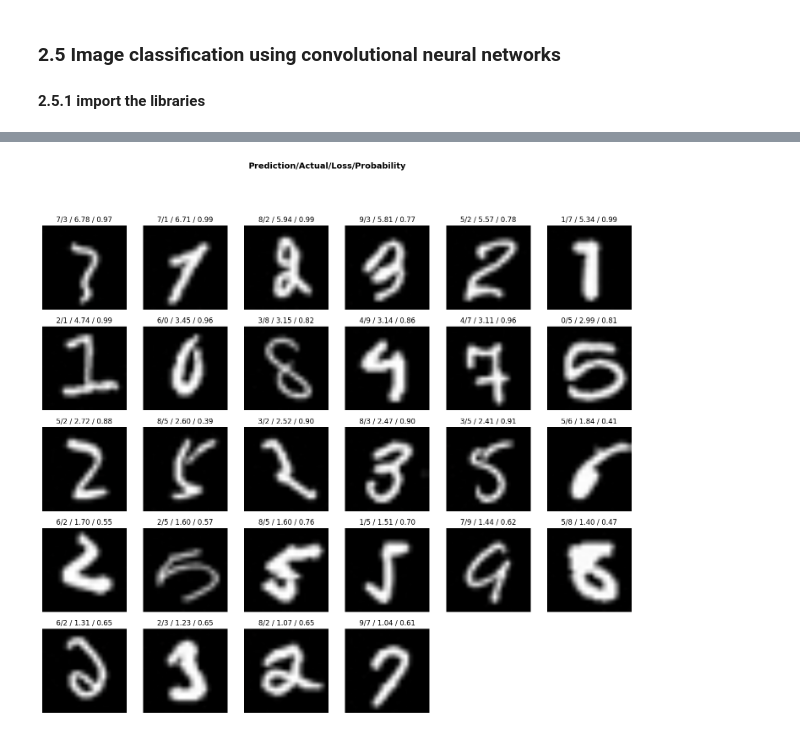
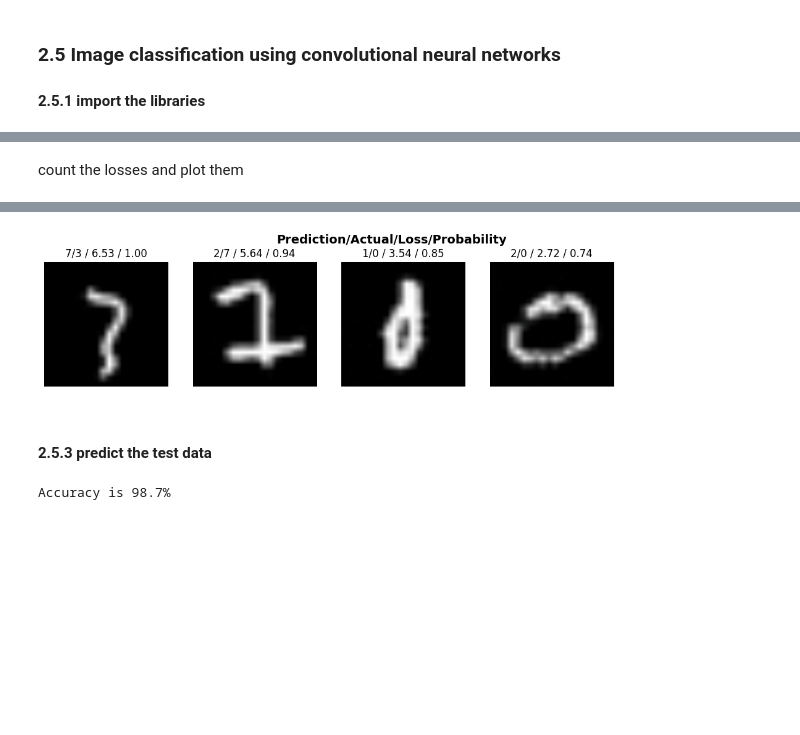
Before and after one commit to KarthikKaravatt/MPAssignment, a Jupyter notebook: Assignment.ipynb, the cells around one changed output, grey strips where cells are left out. Drawn from its saved outputs; the diff is of its cells as text; code cells hidden in the pictures; blank space fills up the shorter version.

```diff
--- a/Assignment.ipynb
+++ b/Assignment.ipynb
@@ -845,7 +847,16 @@ dls = ImageDataLoaders.from_name_func(path, files, label_func, item_tfms=Resize(
 # Create a cnn_learner
 learn = cnn_learner(dls, resnet34, metrics=accuracy)
 
-# Train the model
-learn.fit_one_cycle(5)
+# Unfreeze the model to allow all layers to be trained
+learn.unfreeze()
+
+# Find the optimal learning rate for training
+lrs = learn.lr_find(suggest_funcs=(minimum, steep, valley, slide))
+
+# Print the optimal learning rate
+print(f"Minimum/10: {lrs.minimum:.2e}, steepest point: {lrs.steep:.2e}")
+
+# Train the entire model with the chosen learning rate
+learn.fit_one_cycle(5, lr_max=slice(lrs.minimum/10,lrs.steep))
 # %% [output]
 [interactive output not drawn]
@@ -879,9 +897,28 @@ interp.plot_confusion_matrix()
+# %% [markdown]
+count the losses and plot them
 # %%
 matrix = interp.confusion_matrix()
-losses = np.sum(matrix) - np.trace(matrix)
+losses = np.sum(matrix) - np.trace(matrix) - 1
 # Plot top losses
-interp.plot_top_losses(losses, nrows=5)
+interp.plot_top_losses(losses, ncols=5)
 # %% [output]
 [interactive output not drawn]
 [interactive output not drawn]
-[figure, old version]
+[figure, new version]
+# %% [markdown]
+#### 2.5.3 predict the test data
+# %%
+files = get_image_files('test')
+files_labels = [label_func(f) for f in files]
+correct = 0
+tested = 0
+for i in range(len(files)):
+    tested += 1
+    # have to do this to avoid black lines that appear for some reason
+    with learn.no_bar(), learn.no_logging():
+        prediction = learn.predict(files[i])
+    if prediction[0] == files_labels[i]:
+        correct += 1
+print(f'Accuracy is {correct * (100.0 / tested)}% ')
+# %% [output]
+Accuracy is 98.7%
```
Also changed, not shown: parts of 6 cells of this notebook.
